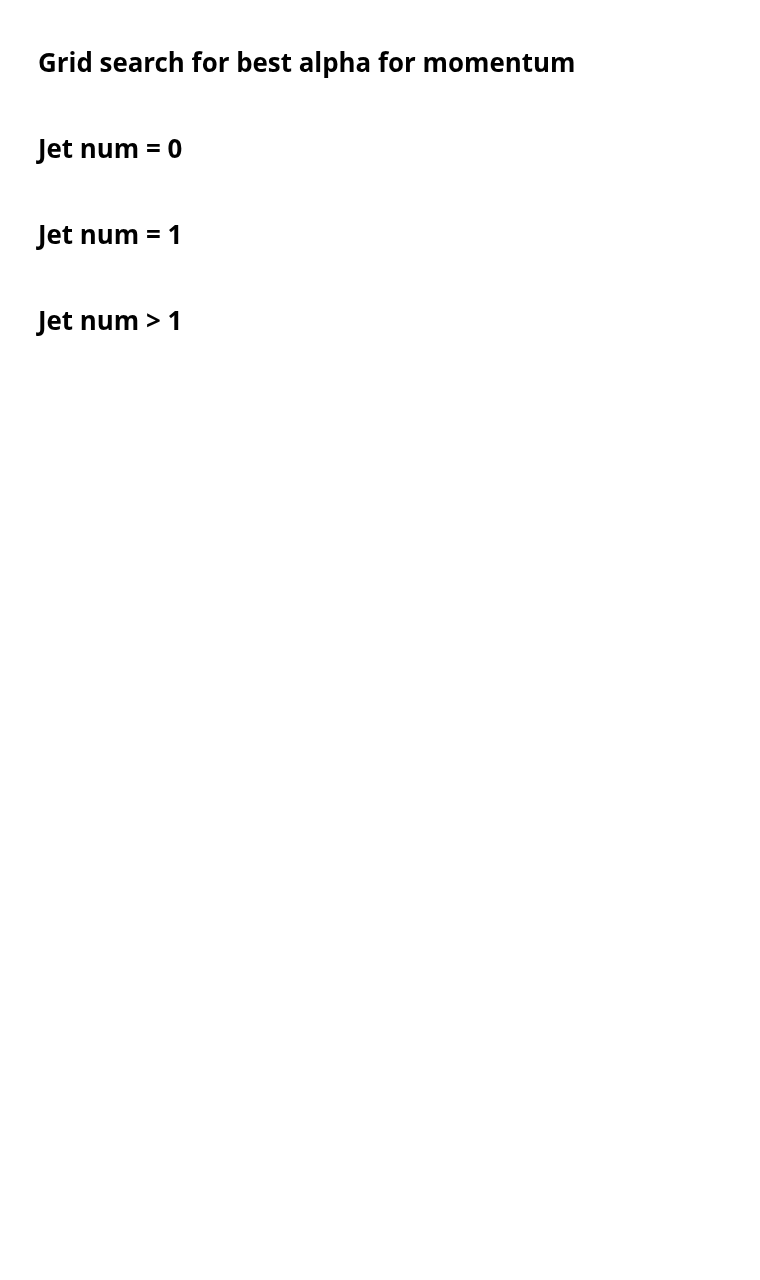
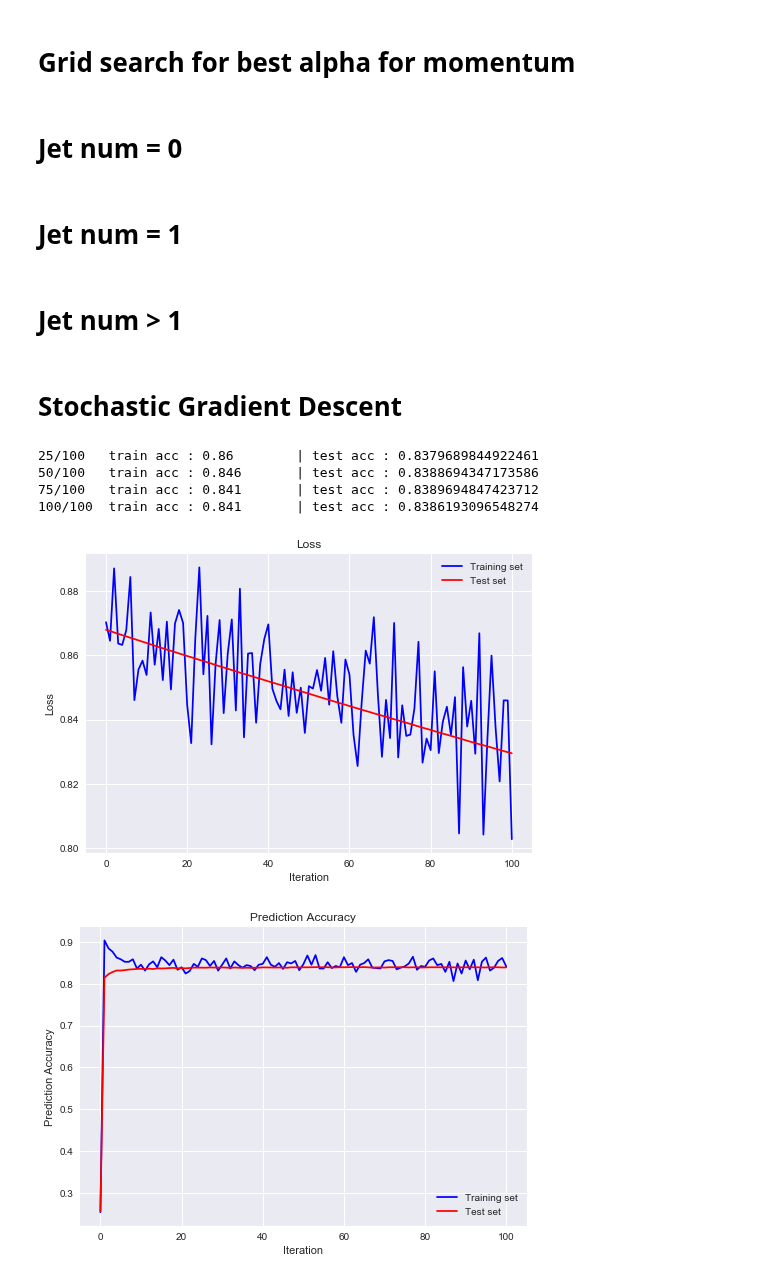
Before and after one commit to hhschede/machine_learning, a Jupyter notebook: project_1/grid_searching.ipynb, the cells around one changed output. Saved outputs shown, nothing was run; the diff lists cells and outputs as text; code cells hidden in the pictures; blank space fills up the shorter version.

Commit message:
SGD logistic

```diff
--- a/project_1/grid_searching.ipynb
+++ b/project_1/grid_searching.ipynb
@@ -265,3 +315,26 @@ for m in range(len(mom)):
 
 file = "grid_search_logistic_jet2_momentum.npy"
 np.save(file, grid_acc)
+# %% [markdown]
+# Stochastic Gradient Descent
+# %%
+initial_w = np.zeros(tx_j0.shape[1])
+
+num_iter = 100
+mom = 0.05
+lr = 0.001
+lamb = 1
+batch = 1000
+
+loss_tr, loss_ts, acc_tr, acc_ts, w = SGD_logistic_hessian(y_j0, tx_j0, y_j0_t, tx_j0_t, initial_w, gamma= lr, lam=lamb, max_iters = num_iter , momentum = mom, batch_size = batch)
+
+
+plot_loss(loss_tr, loss_ts)
+plot_acc(acc_tr, acc_ts)
+# %% [output]
+25/100   train acc : 0.86        | test acc : 0.8379689844922461
+50/100   train acc : 0.846       | test acc : 0.8388694347173586
+75/100   train acc : 0.841       | test acc : 0.8389694847423712
+100/100  train acc : 0.841       | test acc : 0.8386193096548274
+[figure, added]
+[figure, added]
```
Also changed, not shown: parts of 7 cells of this notebook, 2 other files.
